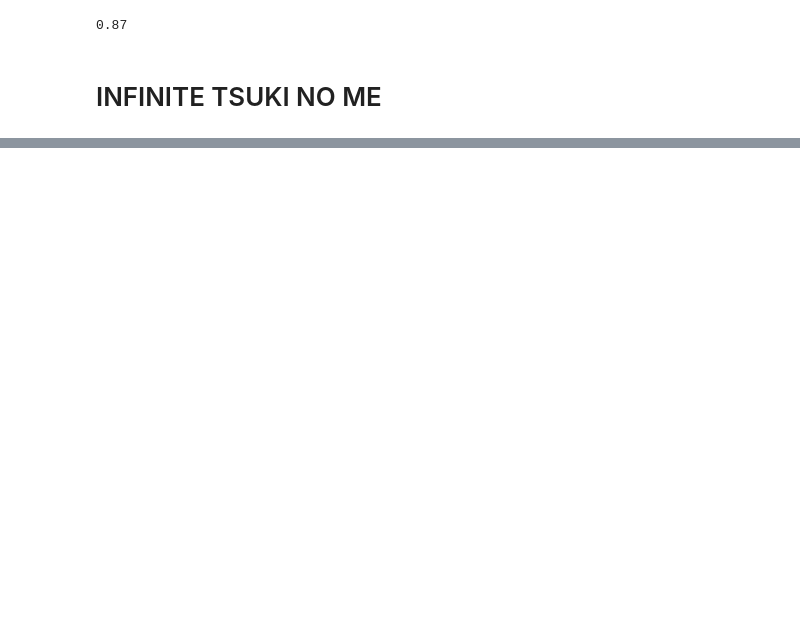
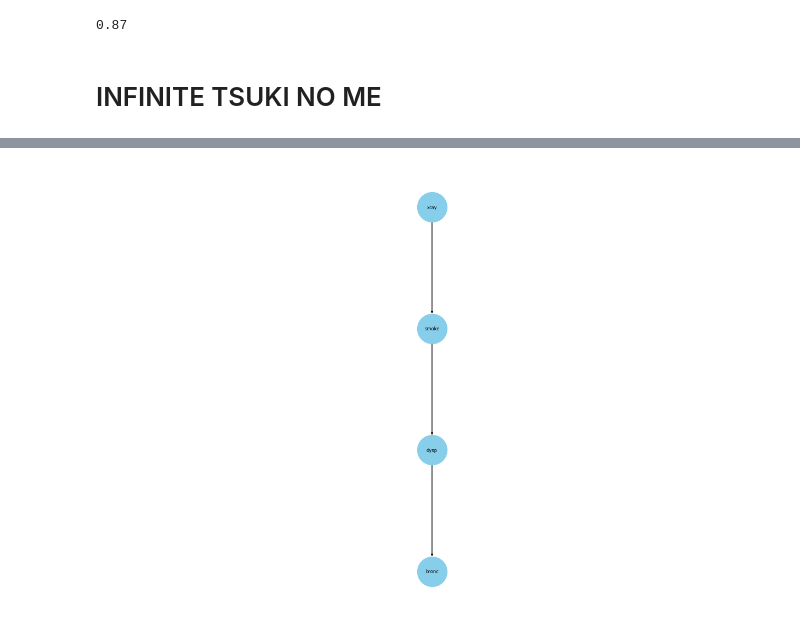
Before and after one commit to TumeloMkwambe/Honours-RP, a Jupyter notebook: main.ipynb, the cells around one changed output, grey strips where cells are left out. Saved outputs shown, nothing was run; the diff lists cells and outputs as text; code cells hidden in the pictures; blank space fills up the shorter version.

```diff
--- a/main.ipynb
+++ b/main.ipynb
@@ -322,0 +310,4 @@ nodes = set()
+# %%
+metrics.draw_network(explainer.dag)
+# %% [output]
+[figure, added]
```
Also changed, not shown: parts of 13 cells of this notebook, 1 other file.
